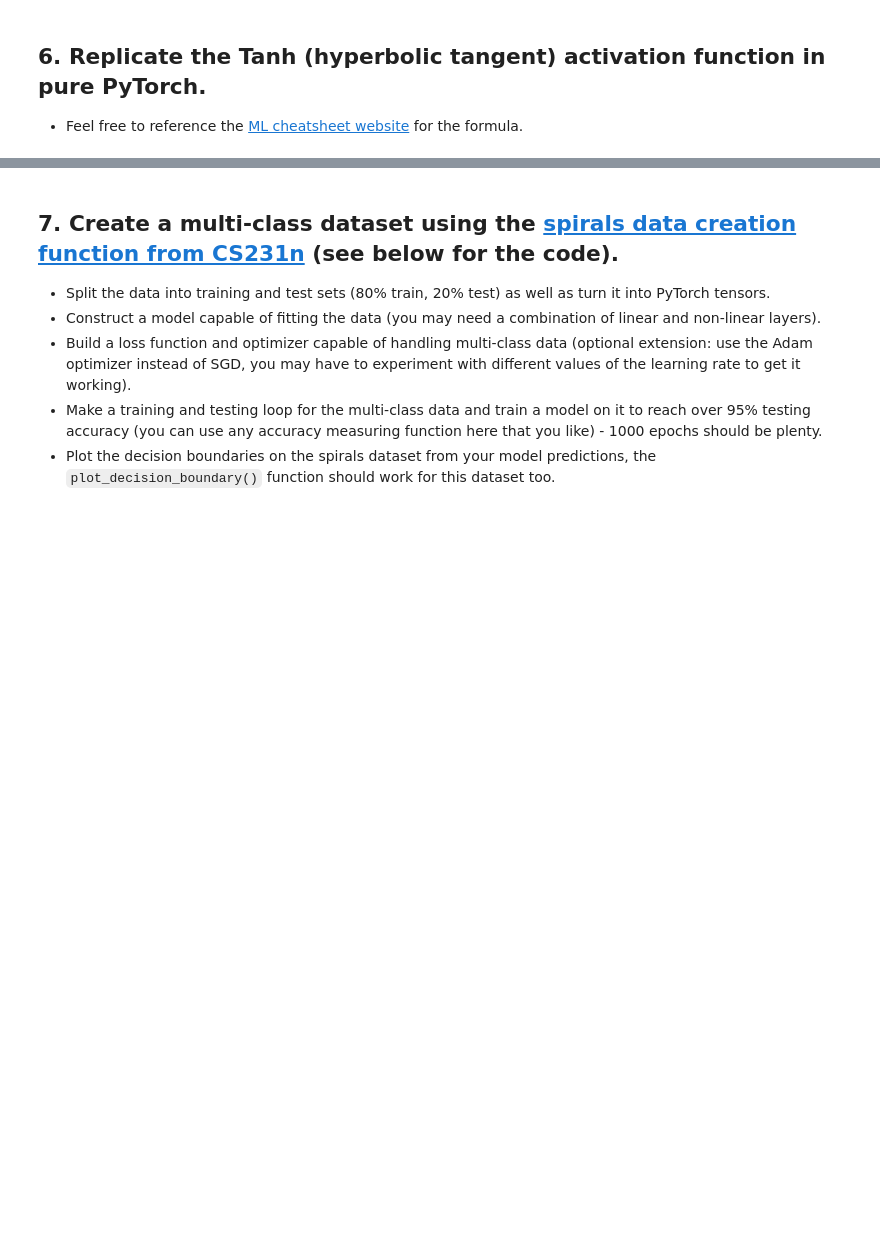
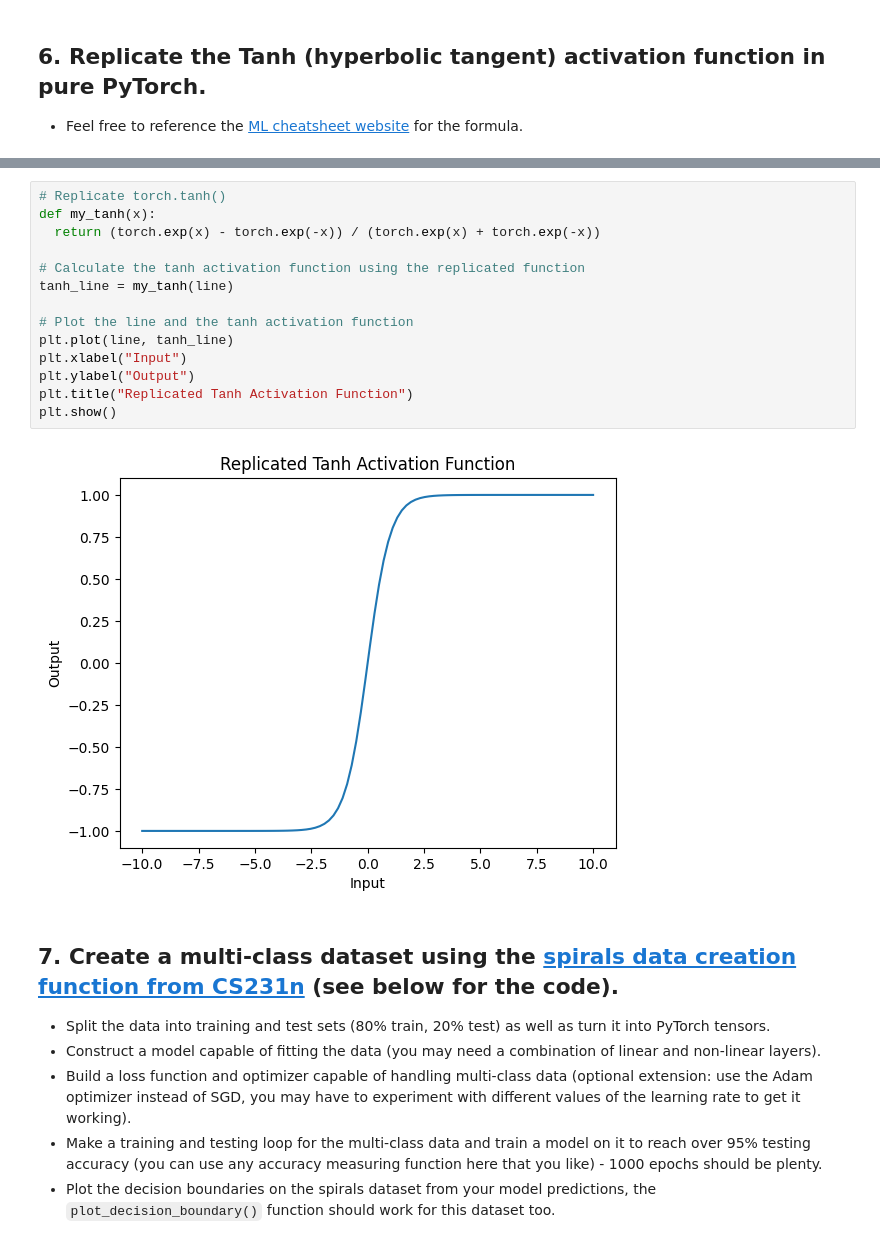
Before and after one commit to M-S-ibrahim/ArewaDS-Deep-Learning-, a Jupyter notebook: Exercises3.ipynb, the cells around one changed output, grey strips where cells are left out. Drawn from its saved outputs; the diff is of its cells as text; blank space fills up the shorter version.

```diff
--- a/Exercises3.ipynb
+++ b/Exercises3.ipynb
@@ -217,3 +329,19 @@ def plot_decision_boundary(model, X, y):
+# %%
+# Replicate torch.tanh()
+def my_tanh(x):
+  return (torch.exp(x) - torch.exp(-x)) / (torch.exp(x) + torch.exp(-x))
+
+# Calculate the tanh activation function using the replicated function
+tanh_line = my_tanh(line)
+
+# Plot the line and the tanh activation function
+plt.plot(line, tanh_line)
+plt.xlabel("Input")
+plt.ylabel("Output")
+plt.title("Replicated Tanh Activation Function")
+plt.show()
+# %% [output]
+[figure, added]
 # %% [markdown]
 ## 7. Create a multi-class dataset using the [spirals data creation function from CS231n](https://cs231n.github.io/neural-networks-case-study/) (see below for the code).
   * Split the data into training and test sets (80% train, 20% test) as well as turn it into PyTorch tensors.
```
Also changed, not shown: parts of 23 cells of this notebook.
